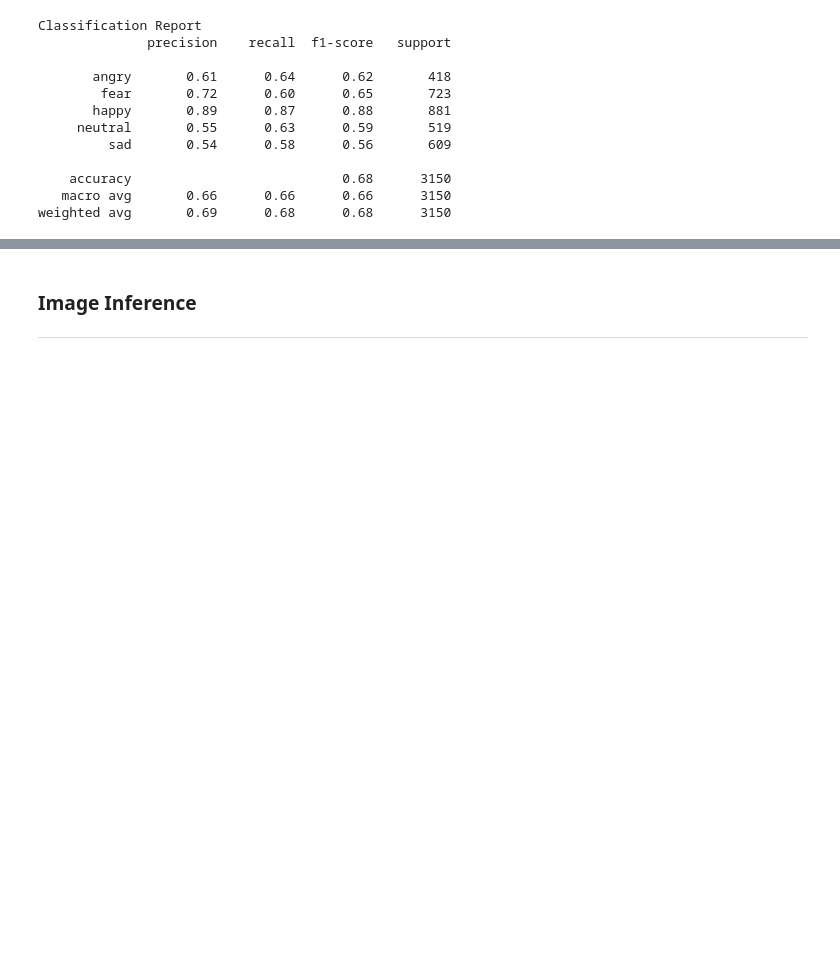
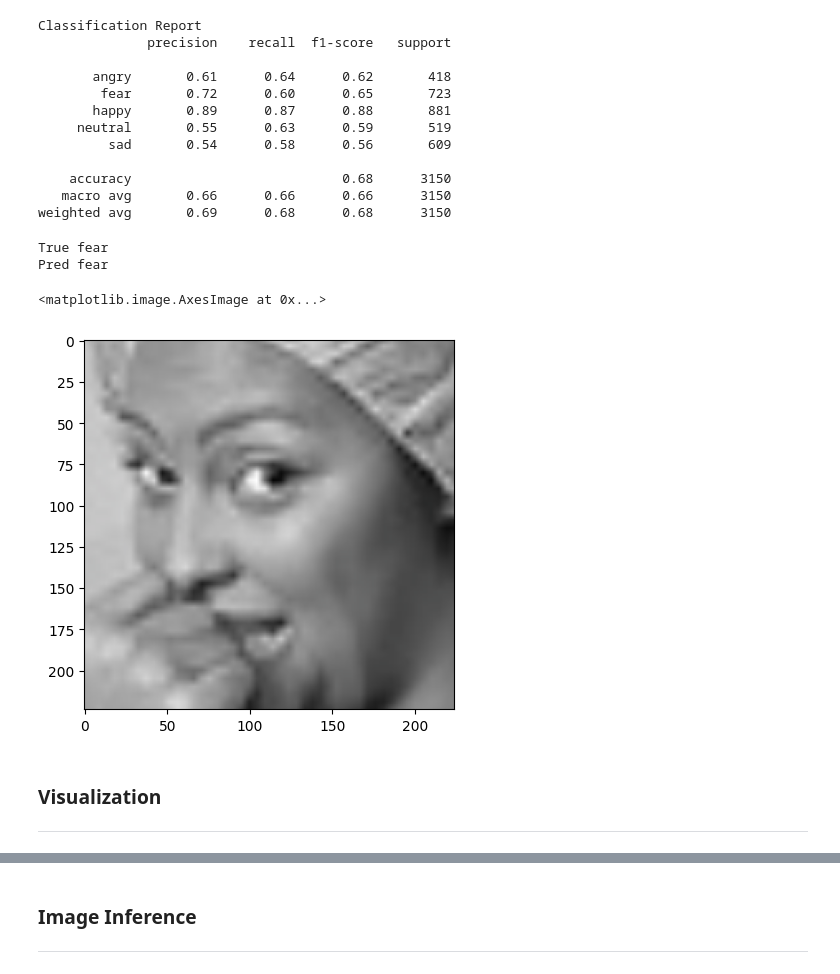
Before and after one commit to oliveirasamuel5959/deep-learning-notebooks, a Jupyter notebook: deep-learning/notebooks/pytorch-emotion-classification-inference.ipynb, the cells around one changed output, grey strips where cells are left out. Drawn from its saved outputs; the diff is of its cells as text; code cells hidden in the pictures; blank space fills up the shorter version.

Commit message:
ADD: Grid of predictions and true images visualization

```diff
--- a/deep-learning/notebooks/pytorch-emotion-classification-inference.ipynb
+++ b/deep-learning/notebooks/pytorch-emotion-classification-inference.ipynb
@@ -97,0 +116,8 @@ model.load_state_dict(torch.load(model_path, map_location='cpu'))
+# %%
+checkpoint = torch.load(
+    os.path.join(model_path, f"fer-classification-{ARCH_NAME}-model.pth"),
+    map_location=torch.device('cpu')   # força carregar para CPU
+)
+
+model.load_state_dict(checkpoint)
+model.to(device)
@@ -146,19 +194,45 @@ if device.type == "cuda":
+# %%
+def images_tensor_to_array(image_tensor):
+  images_list = []
+  # Example mean and std used in normalization (for ImageNet pretrained models)
+  mean = np.array([0.485, 0.456, 0.406])
+  std = np.array([0.229, 0.224, 0.225])
+
+  for i in range(len(image_tensor)):
+    image_array = image_tensor[i].numpy()          # Convert tensor to numpy
+    image_array = image_array.transpose(1, 2, 0)     # (C, H, W) -> (H, W, C)
+
+    # Unnormalize
+    image_array = std * image_array + mean
+    image_array = np.clip(image_array, 0, 1)         # Clip to [0, 1] range
+
+    images_list.append(image_array)
+
+  return images_list
 # %% [markdown]
 ### Model Test
 ---
 # %%
 labels_true = []
 labels_pred = []
+
+images_list = []
 
 model.eval()
 
 with torch.no_grad():
   for images, labels in tqdm(test_loader):
+    # append images tensor to list before movindo to GPU
+    images_list.extend(images_tensor_to_array(images))
+
+    # move image and labels to GPU
     images, labels = images.to(device), labels.to(device)
-
     outputs = model(images)
 
-    # pred = outputs.data.max(1, keepdim=True)[1]
+    pred = outputs.data.max(1, keepdim=True)[1]
+
+    # print('Outputs : ', outputs.cpu().numpy())
+    # print('Labels: ', labels.cpu().numpy())
 
     labels_pred.extend(outputs.cpu().numpy())
     labels_true.extend(labels.cpu().numpy())
@@ -223,3 +302,17 @@ Classification Report
     accuracy                           0.68      3150
    macro avg       0.66      0.66      0.66      3150
 weighted avg       0.69      0.68      0.68      3150
+# %%
+class_mapping = ['angry', 'fear', 'happy', 'neutral', 'sad']
+
+print('True', class_mapping[labels_true[5]])
+print('Pred', class_mapping[labels_pred_argmax[5]])
+plt.imshow(images_list[5])
+# %% [output]
+True fear
+Pred fear
+<matplotlib.image.AxesImage at 0x...>
+[figure, added]
+# %% [markdown]
+### Visualization
+---
```
Also changed, not shown: parts of 30 cells of this notebook.
